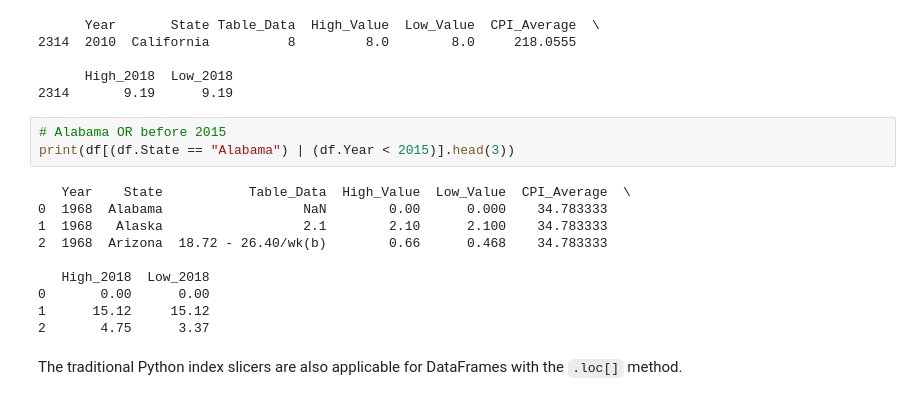
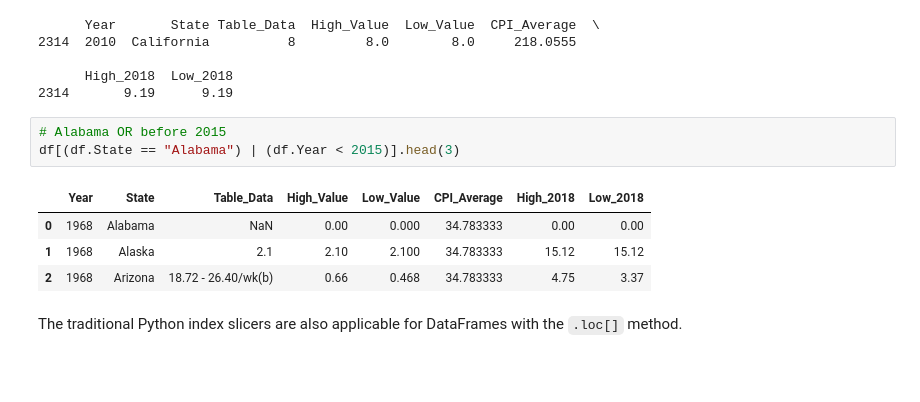
Before and after one commit to UI-Research/python-at-urban, a Jupyter notebook: site/content/intro-to-pandas.ipynb, the cells around one changed output. Drawn from its saved outputs; the diff is of its cells as text; blank space fills up the shorter version.

```diff
--- a/site/content/intro-to-pandas.ipynb
+++ b/site/content/intro-to-pandas.ipynb
@@ -393,17 +389,12 @@ print('\n')
 2314       9.19      9.19
 # %%
 # Alabama OR before 2015
-print(df[(df.State == "Alabama") | (df.Year < 2015)].head(3))
+df[(df.State == "Alabama") | (df.Year < 2015)].head(3)
 # %% [output]
-   Year    State           Table_Data  High_Value  Low_Value  CPI_Average  \
-0  1968  Alabama                  NaN        0.00      0.000    34.783333
-1  1968   Alaska                  2.1        2.10      2.100    34.783333
-2  1968  Arizona  18.72 - 26.40/wk(b)        0.66      0.468    34.783333
-
-   High_2018  Low_2018
-0       0.00      0.00
-1      15.12     15.12
-2       4.75      3.37
+|  | Year | State | Table_Data | High_Value | Low_Value | CPI_Average | High_2018 | Low_2018 |
+| 0 | 1968 | Alabama | NaN | 0.00 | 0.000 | 34.783333 | 0.00 | 0.00 |
+| 1 | 1968 | Alaska | 2.1 | 2.10 | 2.100 | 34.783333 | 15.12 | 15.12 |
+| 2 | 1968 | Arizona | 18.72 - 26.40/wk(b) | 0.66 | 0.468 | 34.783333 | 4.75 | 3.37 |
 # %% [markdown]
 The traditional Python index slicers are also applicable for DataFrames with the `.loc[]` method.
 # %%
```
Also changed, not shown: parts of 29 cells of this notebook.
